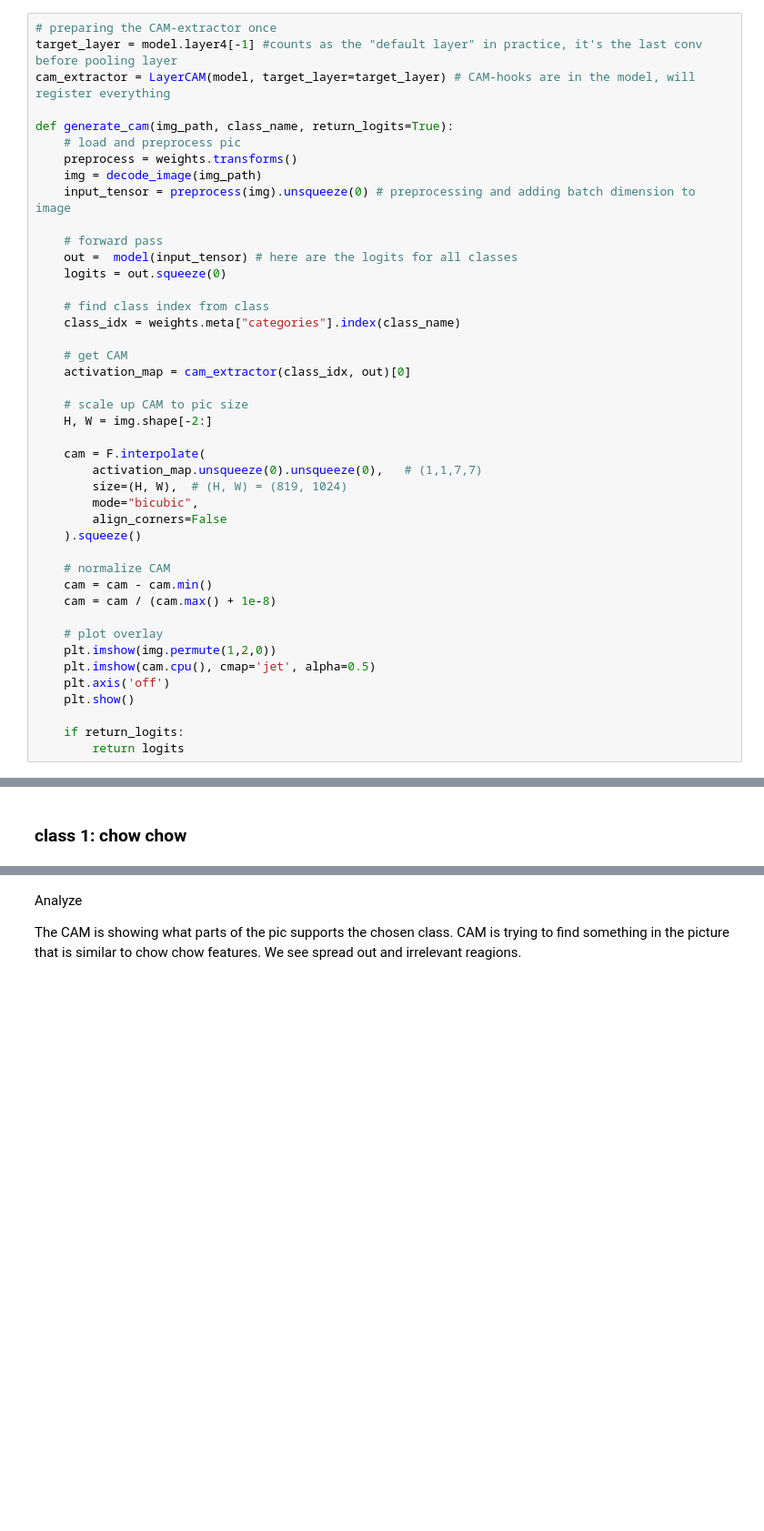
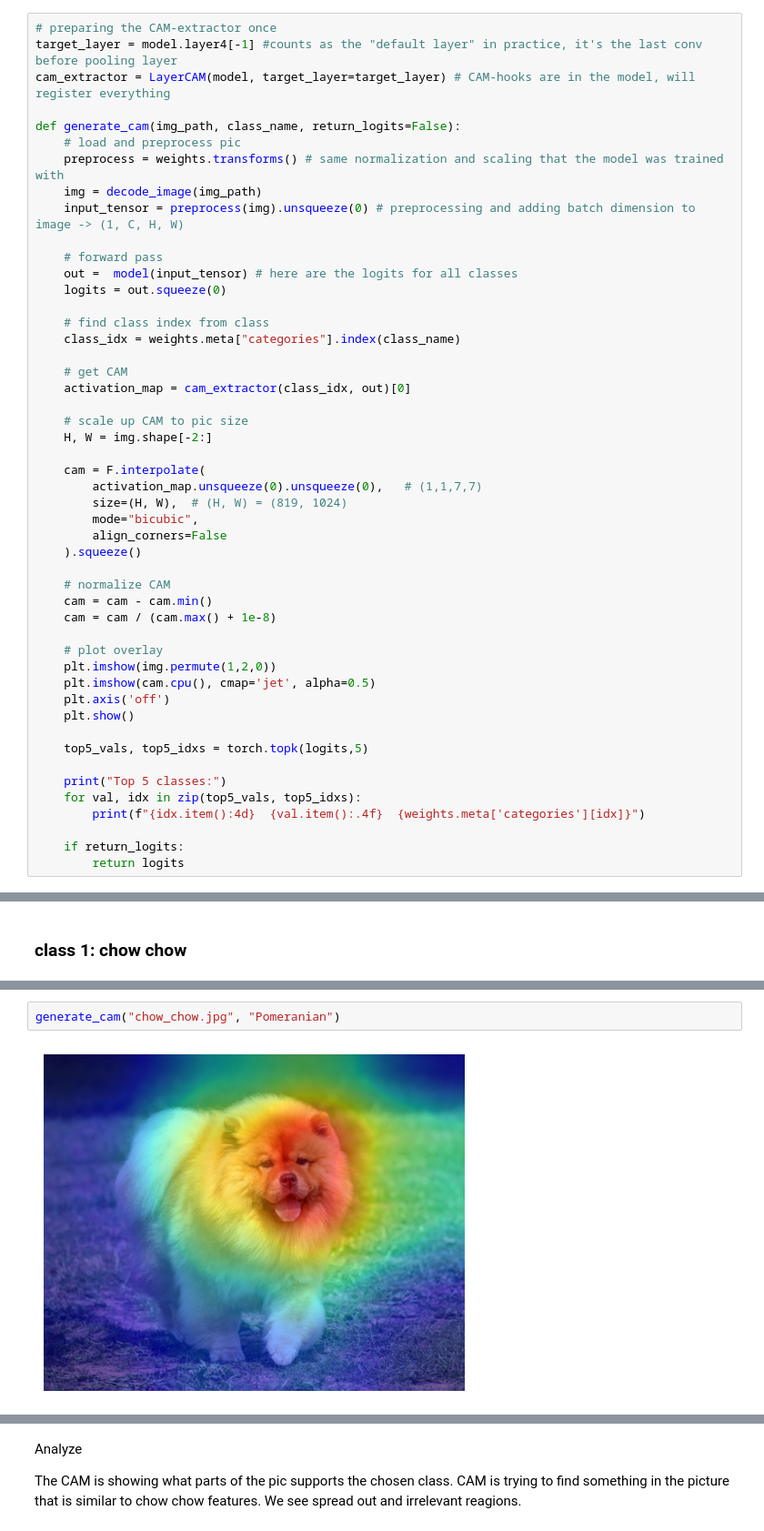
Before and after one commit to JuliaMoa/ML-Assignment2, a Jupyter notebook: report.ipynb, the cells around one changed output, grey strips where cells are left out. Shown at 91% size. Cells and saved outputs as stored; diff of their text form; blank space fills up the shorter version.

```diff
--- a/report.ipynb
+++ b/report.ipynb
@@ -43,11 +45,11 @@ model = get_model("resnet18", weights=weights).eval()
 target_layer = model.layer4[-1] #counts as the "default layer" in practice, it's the last conv before pooling layer
 cam_extractor = LayerCAM(model, target_layer=target_layer) # CAM-hooks are in the model, will register everything
 
-def generate_cam(img_path, class_name, return_logits=True):
+def generate_cam(img_path, class_name, return_logits=False):
     # load and preprocess pic
-    preprocess = weights.transforms()
+    preprocess = weights.transforms() # same normalization and scaling that the model was trained with
     img = decode_image(img_path)
-    input_tensor = preprocess(img).unsqueeze(0) # preprocessing and adding batch dimension to image
+    input_tensor = preprocess(img).unsqueeze(0) # preprocessing and adding batch dimension to image -> (1, C, H, W)
 
     # forward pass
     out =  model(input_tensor) # here are the logits for all classes
@@ -79,6 +81,12 @@ def generate_cam(img_path, class_name, return_logits=True):
     plt.axis('off')
     plt.show()
 
+    top5_vals, top5_idxs = torch.topk(logits,5)
+
+    print("Top 5 classes:")
+    for val, idx in zip(top5_vals, top5_idxs):
+        print(f"{idx.item():4d}  {val.item():.4f}  {weights.meta['categories'][idx]}")
+
     if return_logits:
         return logits
 # %% [markdown]
@@ -113,0 +128,4 @@ We also chose to return the logits from the model.
+# %%
+generate_cam("chow_chow.jpg", "Pomeranian")
+# %% [output]
+[figure, added]
```
Also changed, not shown: parts of 22 cells of this notebook.
